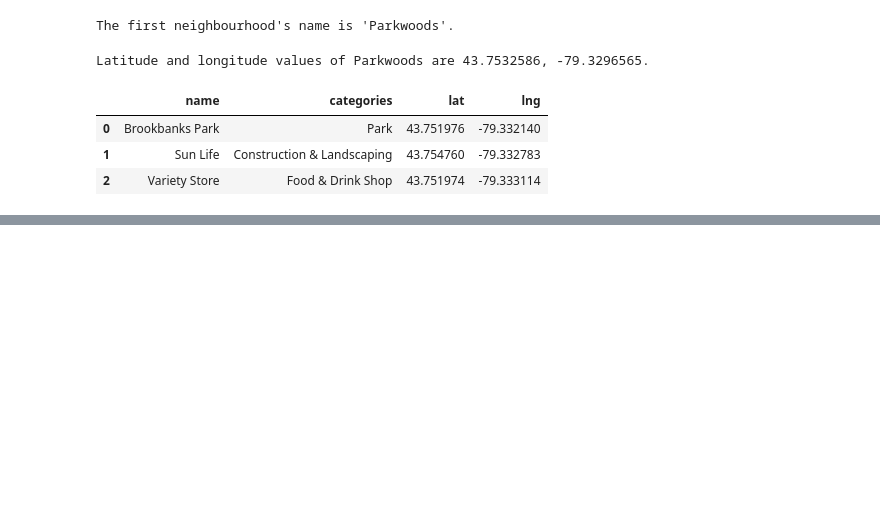
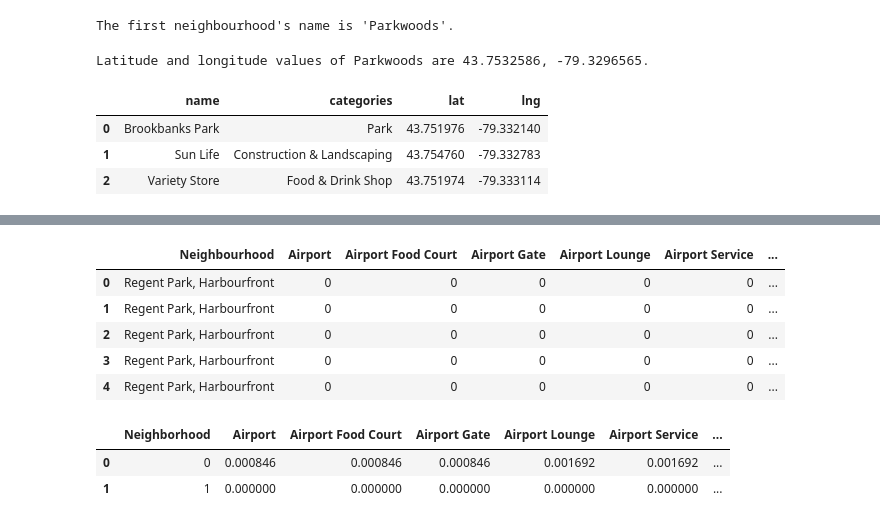
Before and after one commit to Susy4lifey/Coursera_Capstone, a Jupyter notebook: Segmenting and Clustering Neighborhoods in Toronto.ipynb, the cells around one changed output, grey strips where cells are left out. Drawn from its saved outputs; the diff is of its cells as text; code cells hidden in the pictures; blank space fills up the shorter version.

```diff
--- a/Segmenting and Clustering Neighborhoods in Toronto.ipynb
+++ b/Segmenting and Clustering Neighborhoods in Toronto.ipynb
@@ -267,0 +358,28 @@ nearby_venues
+# %%
+#ANALYzE EACH NEIGHBOURHOOD
+
+# one hot encoding
+toronto_denc_onehot = pd.get_dummies(toronto_denc_venues[['Venue Category']], prefix="", prefix_sep="")
+
+# add neighborhood column back to dataframe
+toronto_denc_onehot['Neighbourhood'] = toronto_denc_venues['Neighbourhood']
+
+# move neighborhood column to the first column
+fixed_columns = [toronto_denc_onehot.columns[-1]] + list(toronto_denc_onehot.columns[:-1])
+toronto_denc_onehot = toronto_denc_onehot[fixed_columns]
+
+toronto_denc_onehot.head()
+# %% [output]
+|  | Neighbourhood | Airport | Airport Food Court | Airport Gate | Airport Lounge | Airport Service | ... |
+| 0 | Regent Park, Harbourfront | 0 | 0 | 0 | 0 | 0 | ... |
+| 1 | Regent Park, Harbourfront | 0 | 0 | 0 | 0 | 0 | ... |
+| 2 | Regent Park, Harbourfront | 0 | 0 | 0 | 0 | 0 | ... |
+| 3 | Regent Park, Harbourfront | 0 | 0 | 0 | 0 | 0 | ... |
+| 4 | Regent Park, Harbourfront | 0 | 0 | 0 | 0 | 0 | ... |
+# %%
+toronto_denc_grouped = toronto_denc_onehot.groupby('Neighborhood').mean().reset_index()
+toronto_denc_grouped.head()
+# %% [output]
+|  | Neighborhood | Airport | Airport Food Court | Airport Gate | Airport Lounge | Airport Service | ... |
+| 0 | 0 | 0.000846 | 0.000846 | 0.000846 | 0.001692 | 0.001692 | ... |
+| 1 | 1 | 0.000000 | 0.000000 | 0.000000 | 0.000000 | 0.000000 | ... |
```
Also changed, not shown: parts of 10 cells of this notebook.
